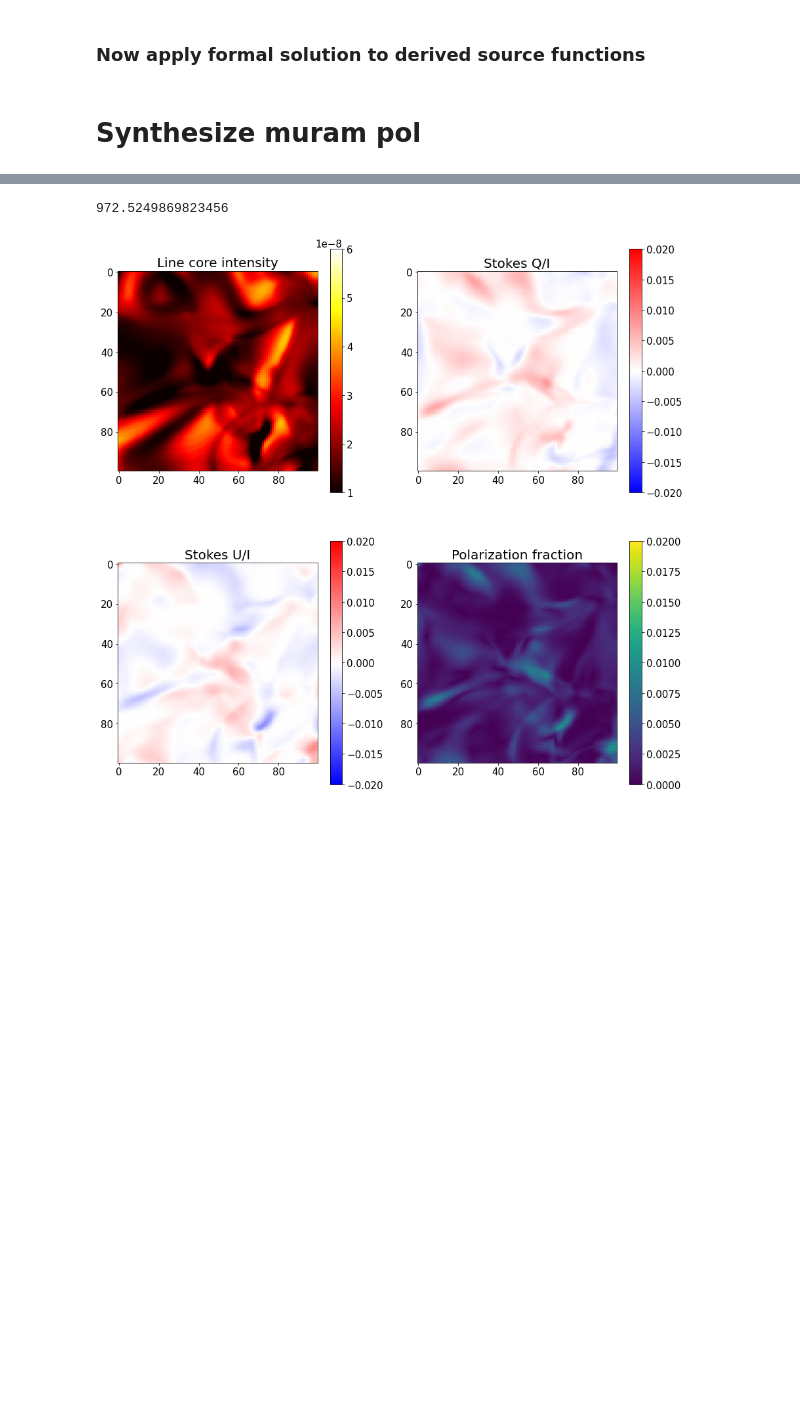
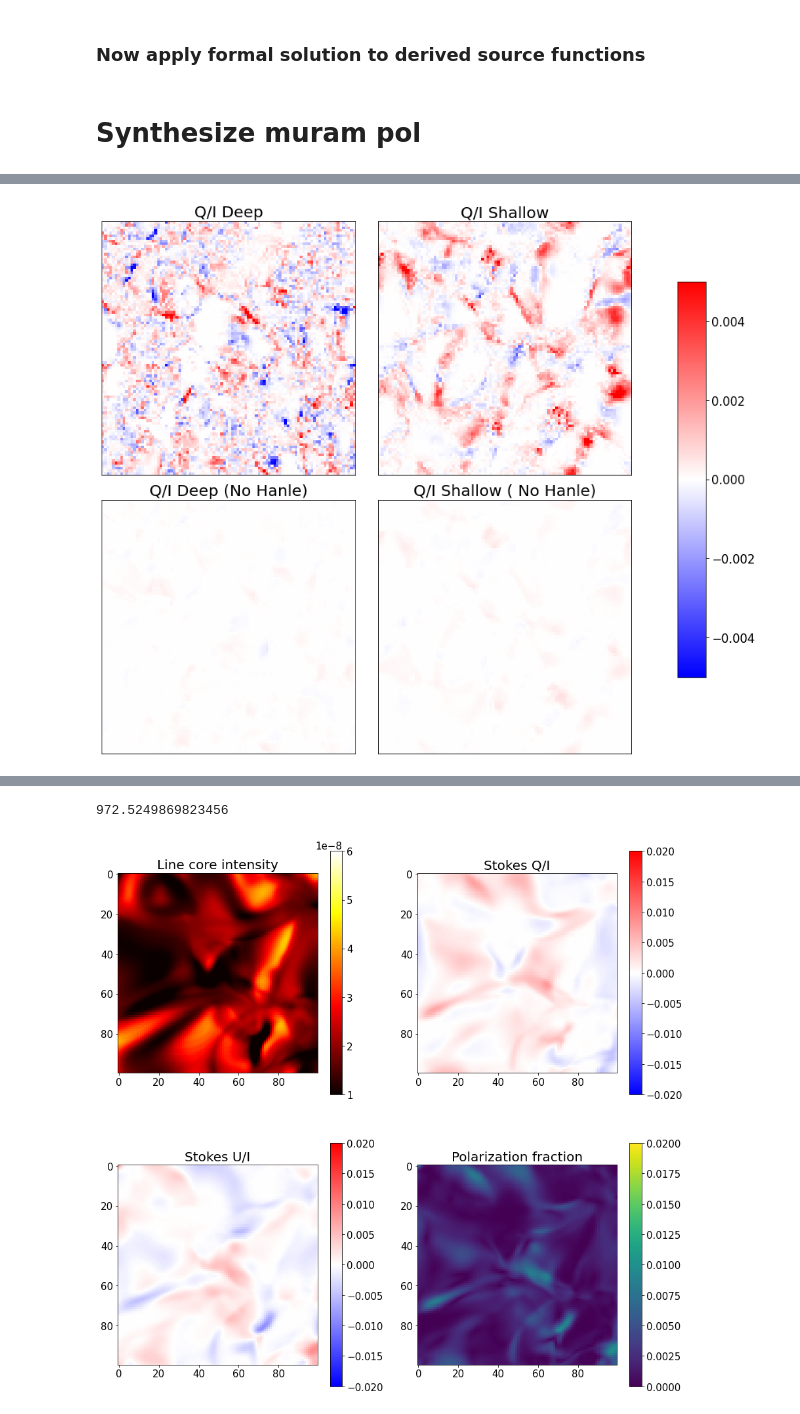
Before and after one commit to neerajkulk/reconstruct_hanle, a Jupyter notebook: scattering_pol/spol_synthesize.ipynb, the cells around one changed output, grey strips where cells are left out. Saved outputs shown, nothing was run; the diff lists cells and outputs as text; code cells hidden in the pictures; blank space fills up the shorter version.

```diff
--- a/scattering_pol/spol_synthesize.ipynb
+++ b/scattering_pol/spol_synthesize.ipynb
@@ -329,0 +390,30 @@ plt.clim(-2e-10,2e-10)
+# %%
+fig, axes = plt.subplots(nrows=2, ncols=2,figsize=(10, 10))
+allAx = axes.flat
+
+im = allAx[0].imshow(deep_U[lc,0]/deep_I[ni,0],vmin = -0.005, vmax = 0.005,cmap = 'bwr')
+allAx[0].set_title('Q/I Deep',fontsize = 20)
+
+allAx[1].imshow(shallow_U[lc,0]/shallow_I[ni,0],vmin = -0.005, vmax = 0.005,cmap = 'bwr')
+allAx[1].set_title('Q/I Shallow',fontsize = 20)
+
+allAx[2].imshow(nohanle_deep_U[lc,0]/nohanle_deep_I[ni,0],vmin = -0.1, vmax = 0.1,cmap = 'bwr')
+allAx[2].set_title('Q/I Deep (No Hanle)',fontsize = 20)
+
+
+allAx[3].imshow(nohanle_shallow_U[lc,0]/nohanle_shallow_I[ni,0],vmin = -0.1, vmax = 0.1,cmap = 'bwr')
+allAx[3].set_title('Q/I Shallow ( No Hanle)',fontsize = 20)
+
+#remove ticks
+for i in range(4):
+    plt.setp(allAx[i].get_xticklabels(), visible=False)
+    plt.setp(allAx[i].get_yticklabels(), visible=False)
+    allAx[i].tick_params(axis='both', which='both', length=0)
+
+
+fig.tight_layout()
+cbar_ax = fig.add_axes([1.05, 0.15, 0.05, 0.7])
+fig.colorbar(im, cax=cbar_ax)
+plt.savefig("/Users/kulkarniad/Desktop/deep_vs_shallow_Q.png",bbox_inches = 'tight')
+# %% [output]
+[figure, added]
```
Also changed, not shown: parts of 17 cells of this notebook.
